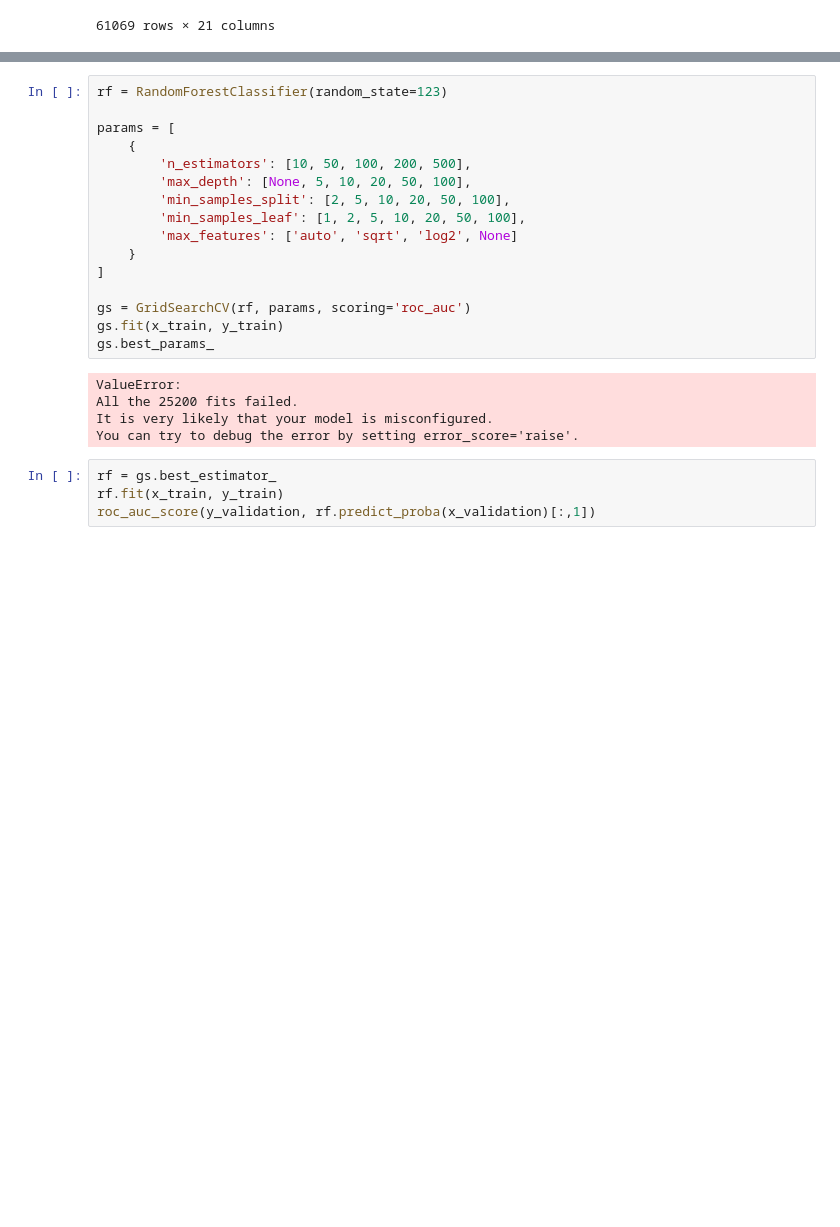
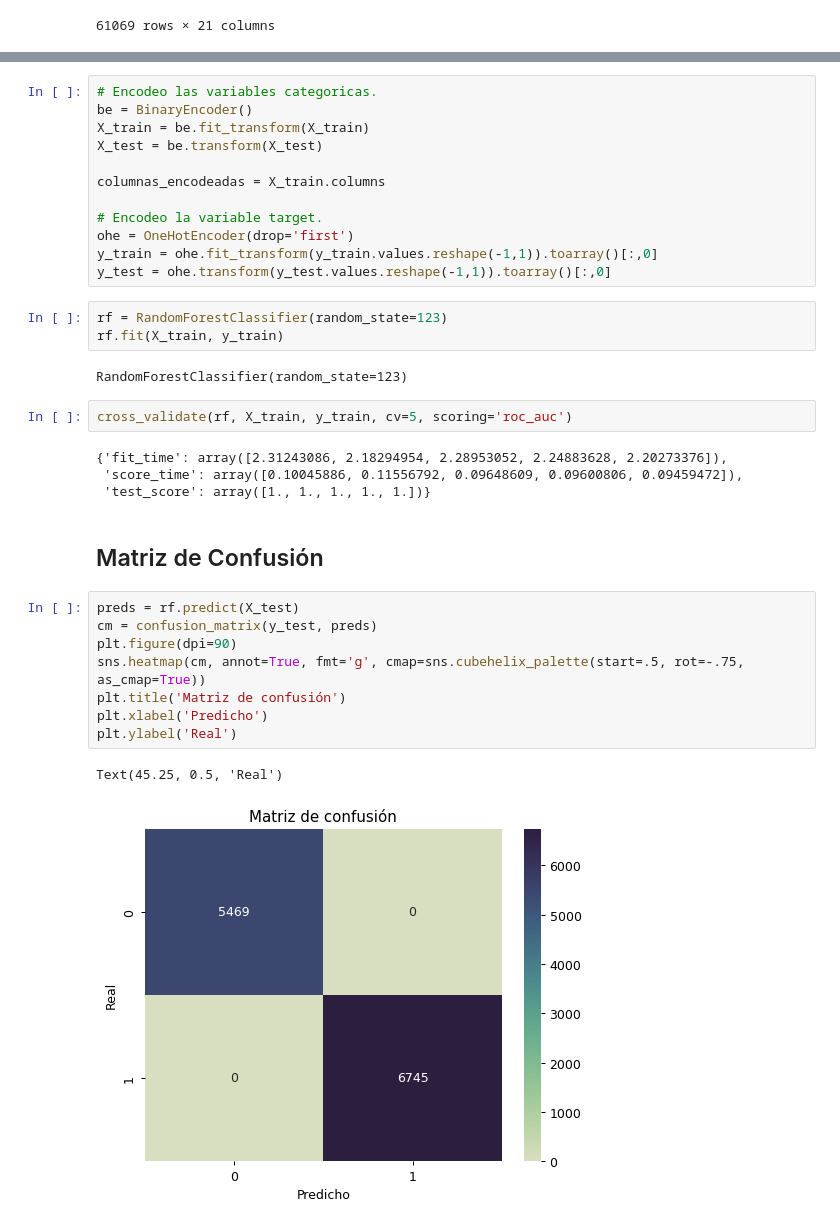
Before and after one commit to MarcosBianchii/Organizacion-de-Datos, a Jupyter notebook: TP2/RF.ipynb, the cells around one changed output, grey strips where cells are left out. Saved outputs shown, nothing was run; the diff lists cells and outputs as text; blank space fills up the shorter version.

```diff
--- a/TP2/RF.ipynb
+++ b/TP2/RF.ipynb
@@ -39,25 +44,36 @@ x_train, x_validation, y_train, y_validation = train_test_split(x, y, test_size=
-# %%
-rf = RandomForestClassifier(random_state=123)
-
-params = [
-    {
-        'n_estimators': [10, 50, 100, 200, 500],
-        'max_depth': [None, 5, 10, 20, 50, 100],
-        'min_samples_split': [2, 5, 10, 20, 50, 100],
-        'min_samples_leaf': [1, 2, 5, 10, 20, 50, 100],
-        'max_features': ['auto', 'sqrt', 'log2', None]
-    }
-]
-
-gs = GridSearchCV(rf, params, scoring='roc_auc')
-gs.fit(x_train, y_train)
-gs.best_params_
-# %% [output]
-ValueError:
-All the 25200 fits failed.
-It is very likely that your model is misconfigured.
-You can try to debug the error by setting error_score='raise'.
-# %%
-rf = gs.best_estimator_
-rf.fit(x_train, y_train)
-roc_auc_score(y_validation, rf.predict_proba(x_validation)[:,1])
+# %%
+# Encodeo las variables categoricas.
+be = BinaryEncoder()
+X_train = be.fit_transform(X_train)
+X_test = be.transform(X_test)
+
+columnas_encodeadas = X_train.columns
+
+# Encodeo la variable target.
+ohe = OneHotEncoder(drop='first')
+y_train = ohe.fit_transform(y_train.values.reshape(-1,1)).toarray()[:,0]
+y_test = ohe.transform(y_test.values.reshape(-1,1)).toarray()[:,0]
+# %%
+rf = RandomForestClassifier(random_state=123)
+rf.fit(X_train, y_train)
+# %% [output]
+RandomForestClassifier(random_state=123)
+# %%
+cross_validate(rf, X_train, y_train, cv=5, scoring='roc_auc')
+# %% [output]
+{'fit_time': array([2.31243086, 2.18294954, 2.28953052, 2.24883628, 2.20273376]),
+ 'score_time': array([0.10045886, 0.11556792, 0.09648609, 0.09600806, 0.09459472]),
+ 'test_score': array([1., 1., 1., 1., 1.])}
+# %% [markdown]
+## Matriz de Confusión
+# %%
+preds = rf.predict(X_test)
+cm = confusion_matrix(y_test, preds)
+plt.figure(dpi=90)
+sns.heatmap(cm, annot=True, fmt='g', cmap=sns.cubehelix_palette(start=.5, rot=-.75, as_cmap=True))
+plt.title('Matriz de confusión')
+plt.xlabel('Predicho')
+plt.ylabel('Real')
+# %% [output]
+Text(45.25, 0.5, 'Real')
+[figure, added]
```
Also changed, not shown: parts of 6 cells of this notebook, 1 other file.
